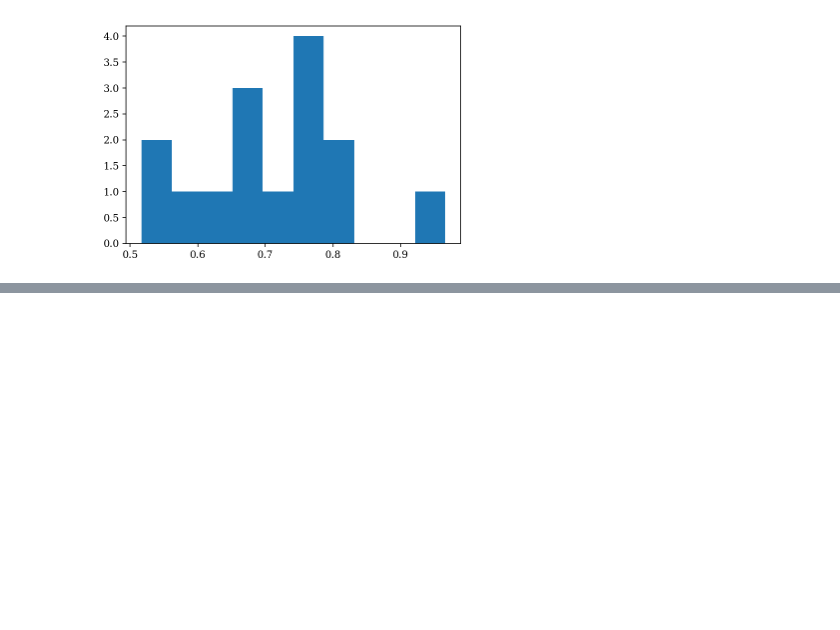
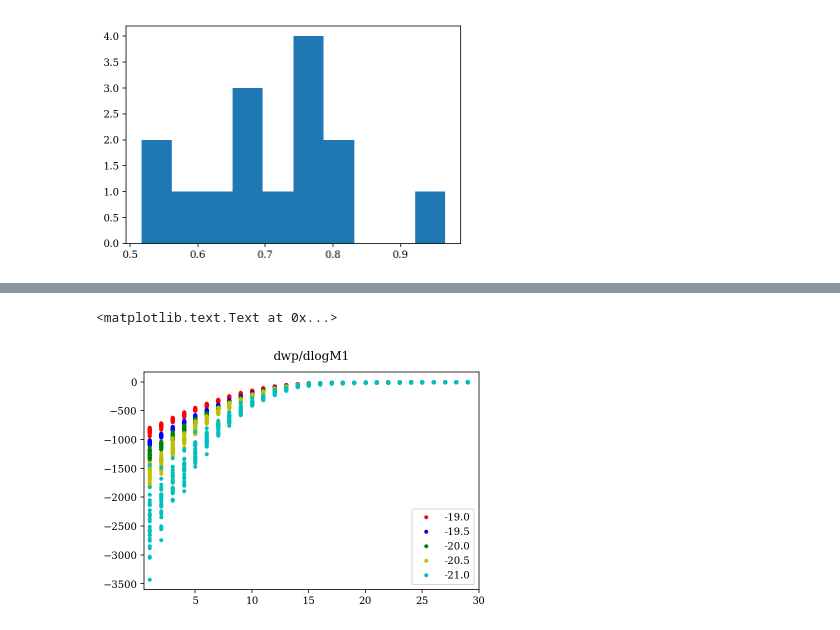
Before and after one commit to KuanWang-Astro/Fisher-paper-version, a Jupyter notebook: Plot_df-dp.ipynb, the cells around one changed output, grey strips where cells are left out. Drawn from its saved outputs; the diff is of its cells as text; code cells hidden in the pictures; blank space fills up the shorter version.

```diff
--- a/Plot_df-dp.ipynb
+++ b/Plot_df-dp.ipynb
@@ -98,0 +142,12 @@ plt.hist(np.sqrt(postcov_d20p5[:,5,5]))
+# %%
+plot_dfdp(locfit_dict_19p0,'w',1,'r','-19.0')
+plot_dfdp(locfit_dict_19p5,'w',1,'b','-19.5')
+plot_dfdp(locfit_dict_20p0,'w',1,'g','-20.0')
+plot_dfdp(locfit_dict_20p5,'w',1,'y','-20.5')
+plot_dfdp(locfit_dict_21p0,'w',1,'c','-21.0')
+plt.xlim(0.5,30)
+plt.legend()
+plt.title('dwp/dlogM1')
+# %% [output]
+<matplotlib.text.Text at 0x...>
+[figure, added]
```
Also changed, not shown: parts of 13 cells of this notebook, 3 other files.
